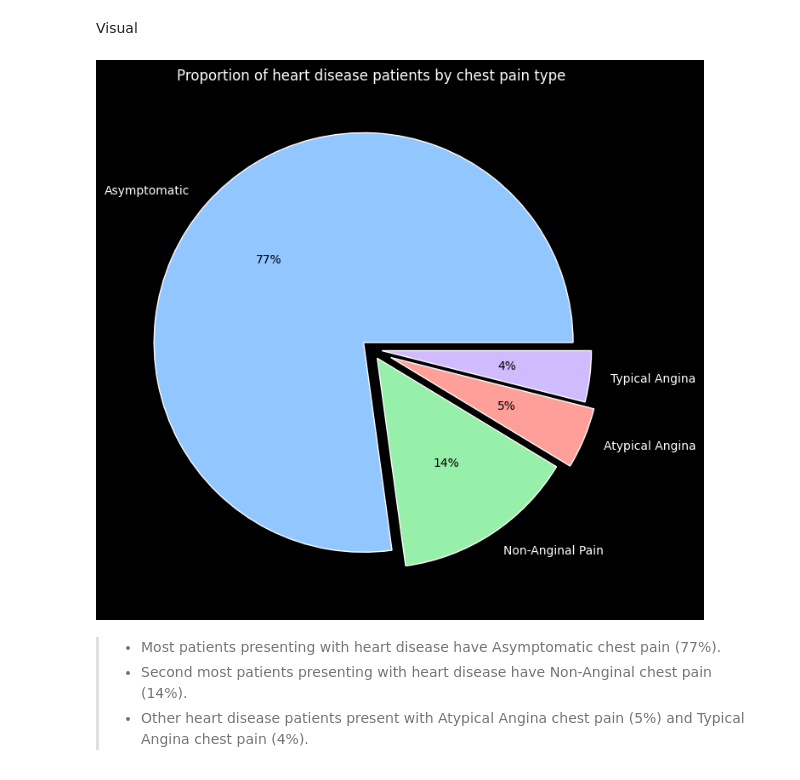
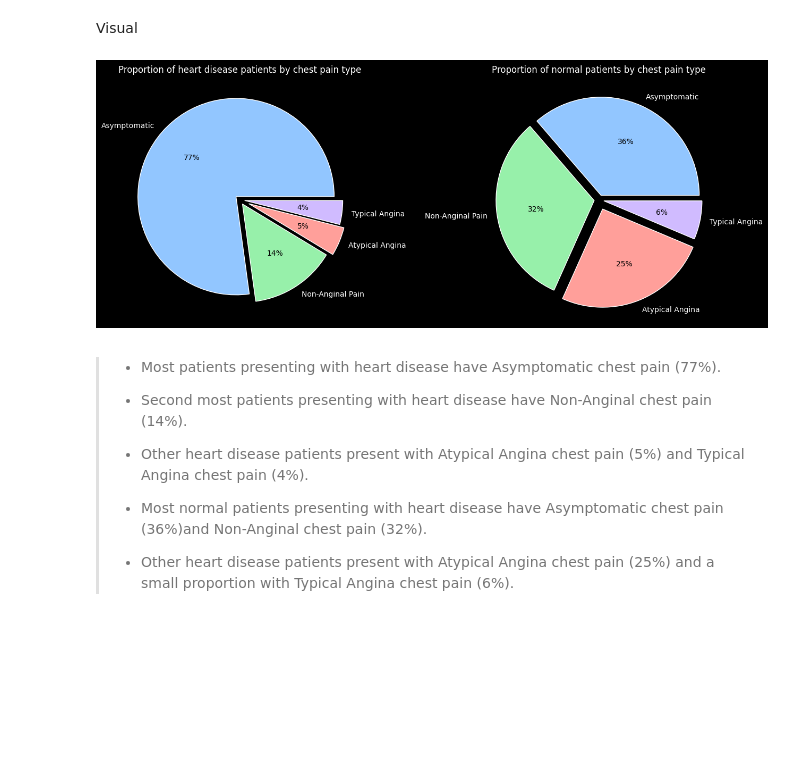
Before and after one commit to shabana1408/Heart-Failure-Prediction, a Jupyter notebook: Project_2_Part_3.ipynb, the cells around one changed output. Saved outputs shown, nothing was run; the diff lists cells and outputs as text; code cells hidden in the pictures; blank space fills up the shorter version.

```diff
--- a/Project_2_Part_3.ipynb
+++ b/Project_2_Part_3.ipynb
@@ -694,5 +694,8 @@ for j in num_feature:
 # %% [markdown]
 Get gender proportion
 # %%
-gender = df1[df1['HeartDisease'] == 1]['Sex'].value_counts()
-gender_pie = [gender[0] / sum(gender) * 100, gender[1] / sum(gender) * 100]
+gender_hd = df1[df1['HeartDisease'] == 1]['Sex'].value_counts()
+gender_hd_pie = [gender_hd[0] / sum(gender_hd) * 100, gender_hd[1] / sum(gender_hd) * 100]
+# %%
+gender_nor = df1[df1['HeartDisease'] == 0]['Sex'].value_counts()
+gender_nor_pie = [gender_nor[0] / sum(gender_nor) * 100, gender_nor[1] / sum(gender_nor) * 100]
@@ -732,25 +774,45 @@ plt.title('Proportion and average age of heart disease patients by gender');
 # %% [markdown]
 Get chest pain type proportion
+# %%
+chestpain_nor = df1[df1['HeartDisease'] == 0]['ChestPainType'].value_counts()
+chestpain_nor_pie = [chestpain_nor[0] / sum(chestpain_nor) * 100, chestpain_nor[1] / sum(chestpain_nor) * 100, chestpain_nor[2] / sum(chestpain_nor) * 100, chestpain_nor[3] / sum(chestpain_nor) * 100]
 # %%
-chestpain = df1[df1['HeartDisease'] == 1]['ChestPainType'].value_counts()
-chestpain_pie = [chestpain[0] / sum(chestpain) * 100, chestpain[1] / sum(chestpain) * 100, chestpain[2] / sum(chestpain) * 100, chestpain[3] / sum(chestpain) * 100]
+chestpain_hd = df1[df1['HeartDisease'] == 1]['ChestPainType'].value_counts()
+chestpain_hd_pie = [chestpain_hd[0] / sum(chestpain_hd) * 100, chestpain_hd[1] / sum(chestpain_hd) * 100, chestpain_hd[2] / sum(chestpain_hd) * 100, chestpain_hd[3] / sum(chestpain_hd) * 100]
 # %% [markdown]
 Visual
 # %%
-fig, ax = plt.subplots(figsize = (8,8))
+fig, ax = plt.subplots(nrows = 1, ncols = 2, figsize = (16,6))
 
-_,_,autotexts = plt.pie(chestpain_pie, labels = ["Asymptomatic", "Non-Anginal Pain", "Atypical Angina", "Typical Angina"],
+plt.subplot(1, 2, 1)
+_,_,autotexts = plt.pie(chestpain_hd_pie, labels = ["Asymptomatic", "Non-Anginal Pain", "Atypical Angina", "Typical Angina"],
                         autopct='%1.0f%%',
-                        startangle = 0, explode = (0.05, 0.05, 0.1, 0.05), # textprops={'color': 'black'},
+                        startangle = 0, explode = (0.05, 0.05, 0.1, 0.05),# textprops={'color': 'black'},
                         wedgeprops = {'edgecolor' : 'white', 'linewidth': 1, 'antialiased' : True})
 
 for ins in autotexts:
     ins.set_color('black')
 
 plt.title('Proportion of heart disease patients by chest pain type');
+
+plt.subplot(1, 2, 2)
+_,_,autotexts = plt.pie(chestpain_nor_pie, labels = ["Asymptomatic", "Non-Anginal Pain", "Atypical Angina", "Typical Angina"],
+                        autopct='%1.0f%%',
+                        startangle = 0, explode = (0.05, 0.05, 0.1, 0.05),# textprops={'color': 'black'},
+                        wedgeprops = {'edgecolor' : 'white', 'linewidth': 1, 'antialiased' : True})
+
+for ins in autotexts:
+    ins.set_color('black')
+
+plt.title('Proportion of normal patients by chest pain type');
+
+plt.show()
 # %% [output]
-[figure, old version]
+[figure, new version]
 # %% [markdown]
 > - Most patients presenting with heart disease have Asymptomatic chest pain (77%).
 > - Second most patients presenting with heart disease have Non-Anginal chest pain (14%).
 > - Other heart disease patients present with Atypical Angina chest pain (5%) and Typical Angina chest pain (4%).
+>
+> - Most normal patients presenting with heart disease have Asymptomatic chest pain (36%)and Non-Anginal chest pain (32%).
+> - Other heart disease patients present with Atypical Angina chest pain (25%) and a small proportion with Typical Angina chest pain (6%).
```
Also changed, not shown: parts of 14 cells of this notebook.
